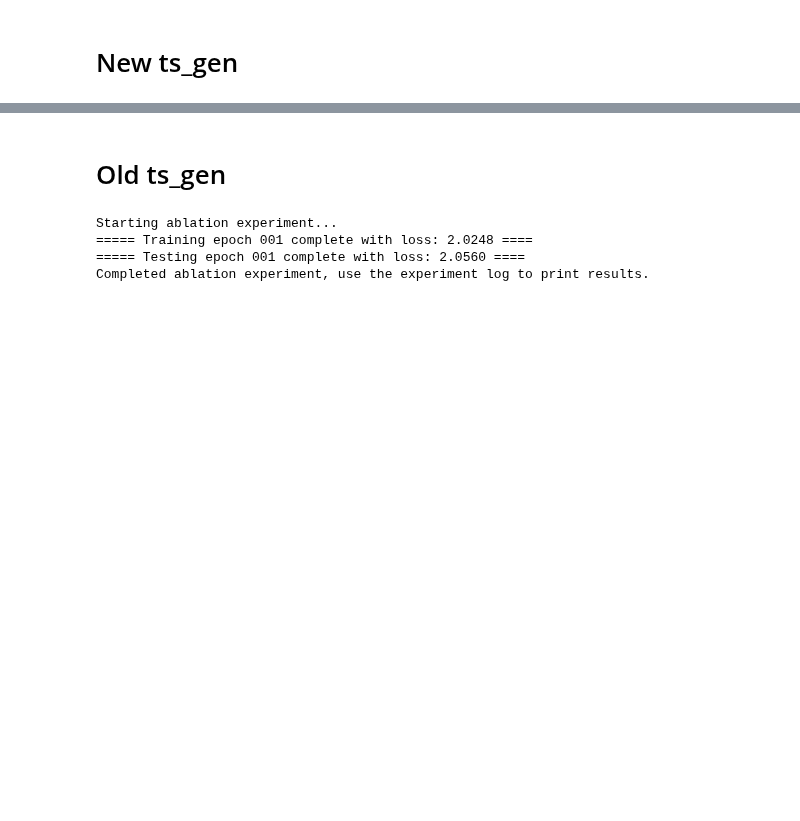
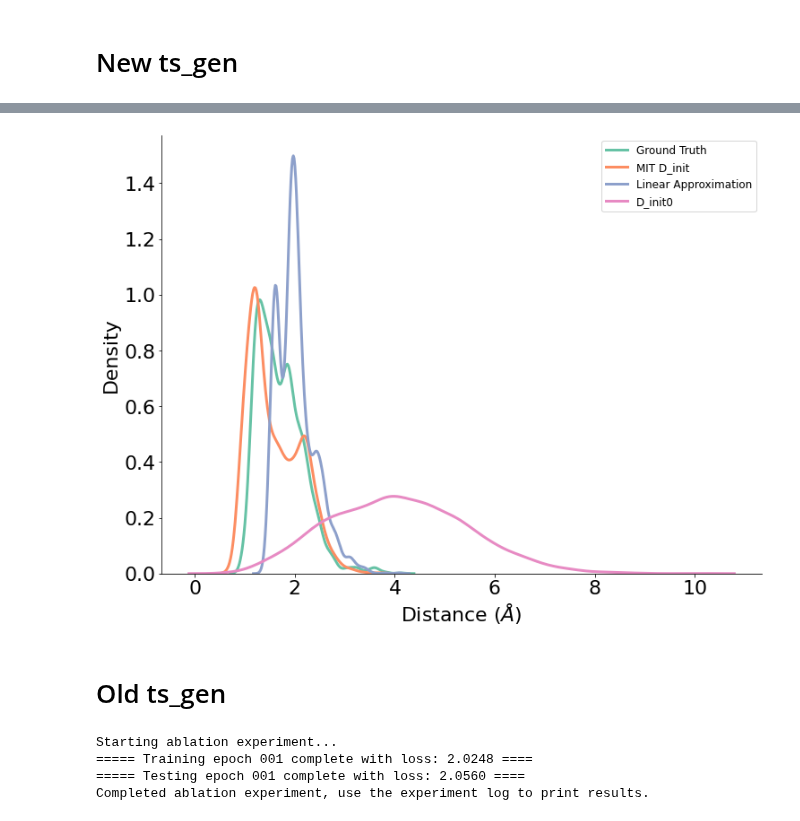
Before and after one commit to avishvj/3d-reactions, a Jupyter notebook: ts_gen_port.ipynb, the cells around one changed output, grey strips where cells are left out. Drawn from its saved outputs; the diff is of its cells as text; code cells hidden in the pictures; blank space fills up the shorter version.

Commit message:
sort out imports for notebook

```diff
--- a/ts_gen_port.ipynb
+++ b/ts_gen_port.ipynb
@@ -3,3 +3,13 @@
 # %%
 import torch
 torch.cuda.empty_cache()
+# %%
+from experiments.building_on_mit.meta_eval.meta_eval_utils import TSGenArgs
+from experiments.building_on_mit.meta_eval.new_me import experiment, save_d, create_ds_dict, plot_ds
+
+args = TSGenArgs()
+args.n_epochs = 1
+args.test_interval = 1
+args.batch_size = 32
+args.remove_existing_data = True
+all_test_res = experiment(args)
@@ -6,3 +39,15 @@ torch.cuda.empty_cache()
+# %%
+file_name = '1.npy'
+d_folder = 'experiments/building_on_mit/meta_eval/d_inits/'
+mols_folder = 'data/raw/'
+d_files = ['1.npy'] # testing
+ds_not_to_print = []
+
+save_d(file_name, all_test_res, d_folder)
+ds_dict = create_ds_dict(d_files, d_folder, mols_folder)
+plot_ds(ds_dict, ds_not_to_print, save_fig_name=None)
+# %% [output]
+[figure, added]
 # %% [markdown]
 # Old ts_gen
 # %%
```
Also changed, not shown: parts of 1 cell of this notebook, 5 other files.
